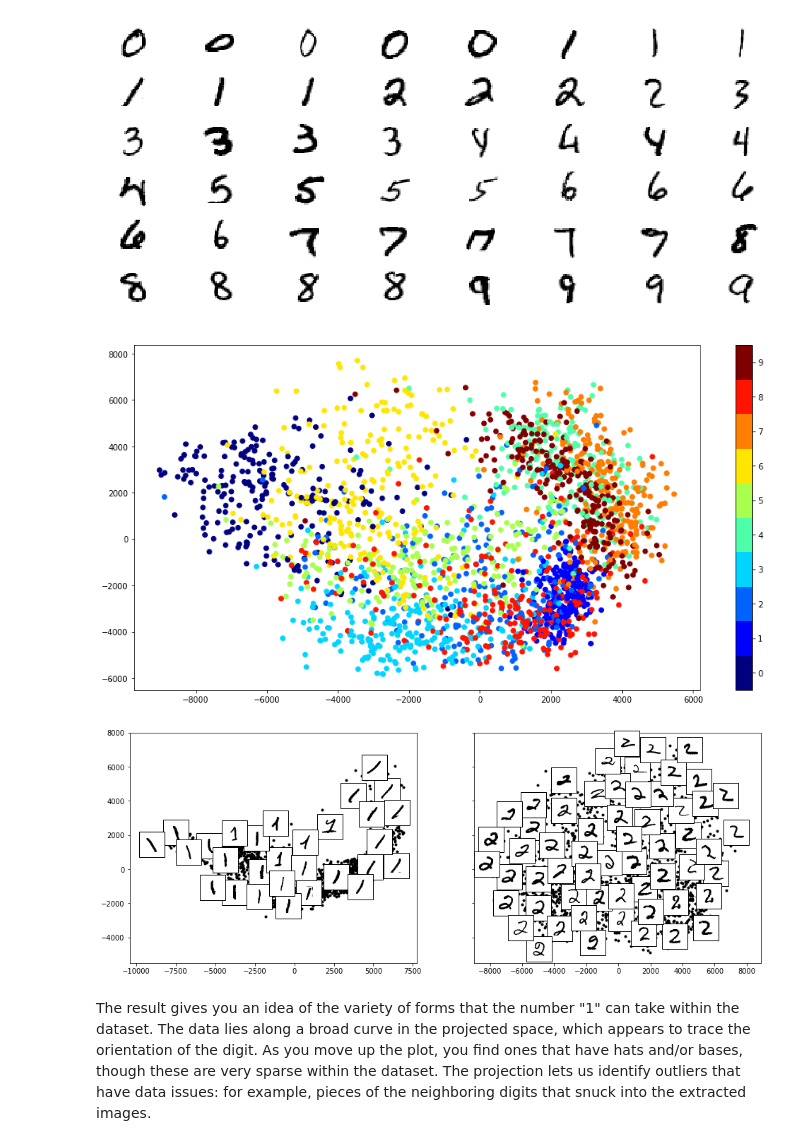
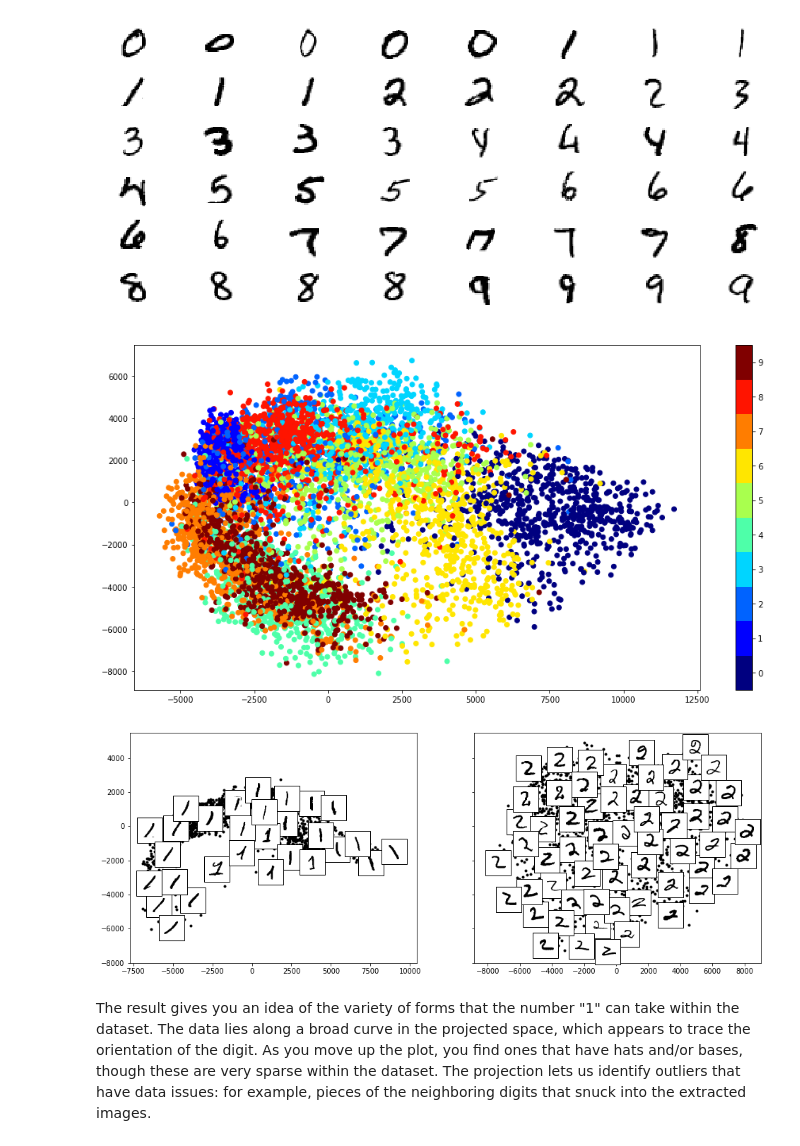
Before and after one commit to bvdmitri/ml-course, a Jupyter notebook: 03.presentos/presentos.ipynb, the cells around one changed output. Drawn from its saved outputs; the diff is of its cells as text; code cells hidden in the pictures.

```diff
--- a/03.presentos/presentos.ipynb
+++ b/03.presentos/presentos.ipynb
@@ -146,18 +146,18 @@ class PlotComponents:
         self.plotImages(ax, images, thumb_frac, cmap, reshape)
 # %%
 from sklearn.manifold import Isomap
-# use only 1/30 of the data: full dataset takes a long time!
-data = mnist.data[::30]
-target = mnist.target[::30]
+# use only 1/10 of the data: full dataset takes a long time!
+data = mnist.data[::10]
+target = mnist.target[::10]
 
 model = Isomap(n_components=2)
 proj = model.fit_transform(data)
 plt.figure(figsize=(16, 8))
 plt.scatter(proj[:, 0], proj[:, 1], c=target, cmap=plt.cm.get_cmap('jet', 10))
 plt.colorbar(ticks=range(10))
 plt.clim(-0.5, 9.5);
 # %% [output]
-[figure, old version]
+[figure, new version]
 # %%
 # Choose 1/4 of the "1" digits to project
 def generatePlots(targets):
@@ -174,7 +174,7 @@ fig, ax = plt.subplots(1, 2, sharey=True, figsize=(16, 6))
 for i in range(2):
     plots[i].plotWithImages(ax[i], cmap='gray_r', thumb_frac=0.08)
 # %% [output]
-[figure, old version]
+[figure, new version]
 # %% [markdown]
 The result gives you an idea of the variety of forms that the number "1" can take within the dataset. The data lies along a broad curve in the projected space, which appears to trace the orientation of the digit. As you move up the plot, you find ones that have hats and/or bases, though these are very sparse within the dataset. The projection lets us identify outliers that have data issues: for example, pieces of the neighboring digits that snuck into the extracted images.
 # %%
```
Also changed, not shown: parts of 11 cells of this notebook.
